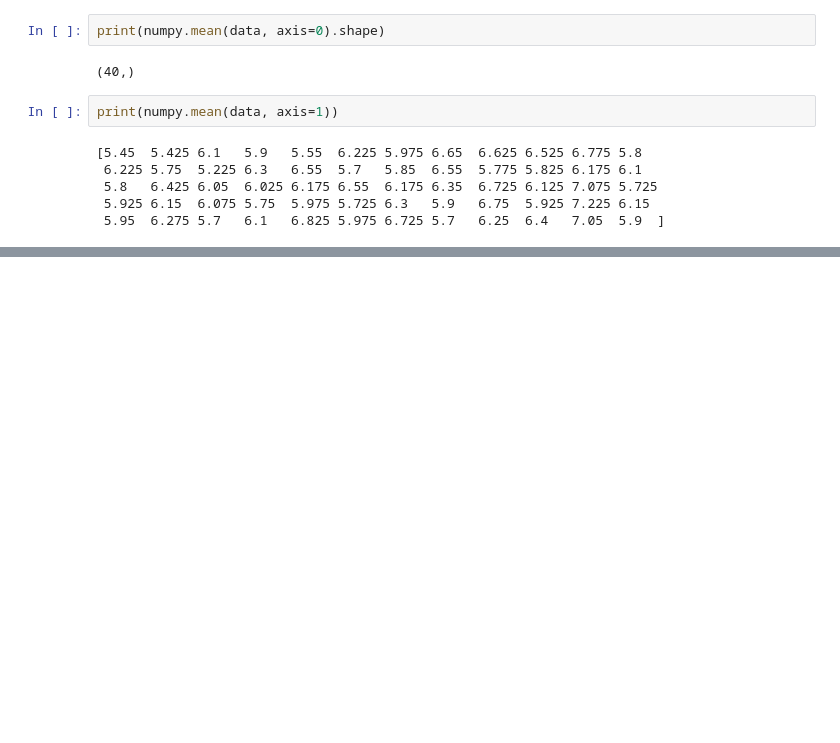
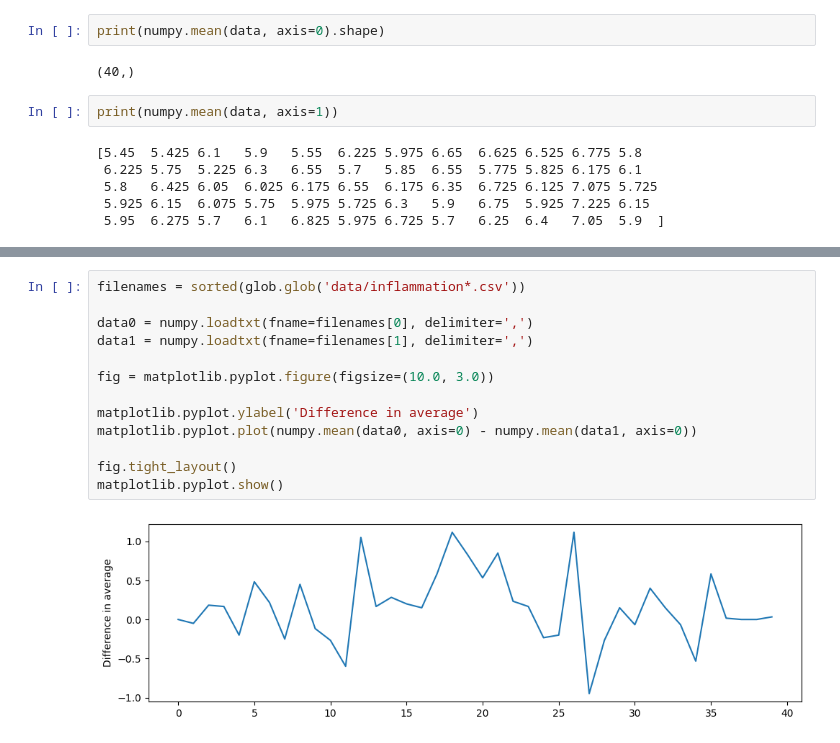
Before and after one commit to steinjm21/ColabInClass, a Jupyter notebook: day14inClass.ipynb, the cells around one changed output, grey strips where cells are left out. Drawn from its saved outputs; the diff is of its cells as text; blank space fills up the shorter version.

```diff
--- a/day14inClass.ipynb
+++ b/day14inClass.ipynb
@@ -198,0 +238,15 @@ print(numpy.mean(data, axis=1))
+# %%
+filenames = sorted(glob.glob('data/inflammation*.csv'))
+
+data0 = numpy.loadtxt(fname=filenames[0], delimiter=',')
+data1 = numpy.loadtxt(fname=filenames[1], delimiter=',')
+
+fig = matplotlib.pyplot.figure(figsize=(10.0, 3.0))
+
+matplotlib.pyplot.ylabel('Difference in average')
+matplotlib.pyplot.plot(numpy.mean(data0, axis=0) - numpy.mean(data1, axis=0))
+
+fig.tight_layout()
+matplotlib.pyplot.show()
+# %% [output]
+[figure, added]
```
Also changed, not shown: parts of 3 cells of this notebook.
